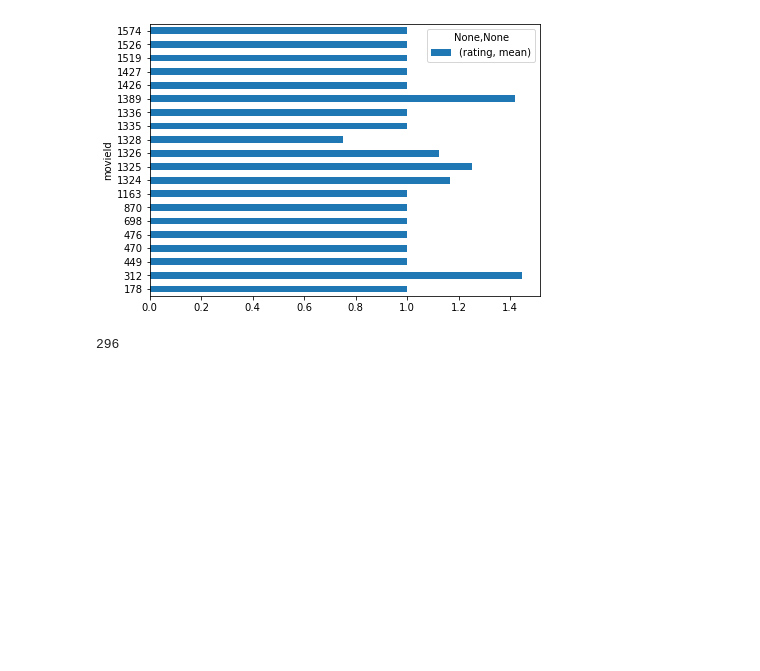
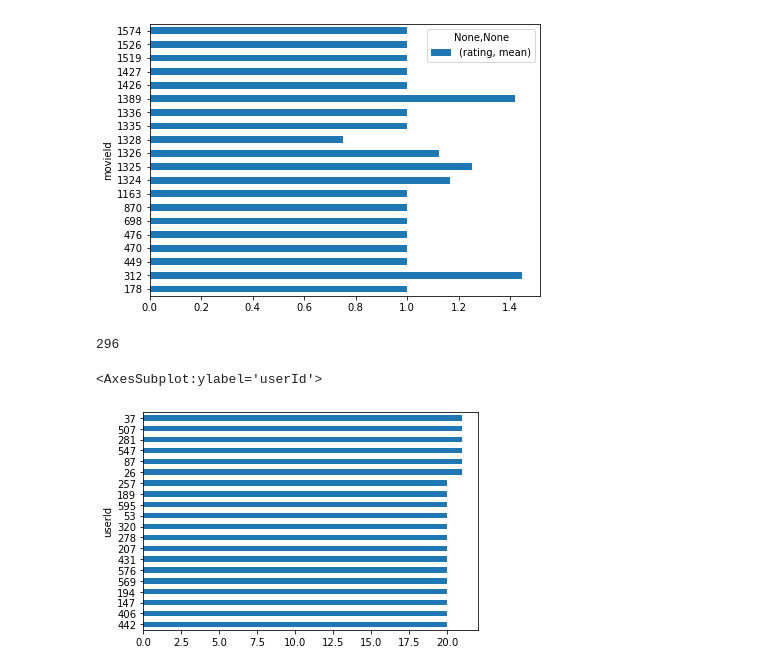
Before and after one commit to YavichMaxim/test_ex, a Jupyter notebook: EDA.ipynb, the cells around one changed output. Drawn from its saved outputs; the diff is of its cells as text; code cells hidden in the pictures; blank space fills up the shorter version.

```diff
--- a/EDA.ipynb
+++ b/EDA.ipynb
@@ -73,3 +73,10 @@ low_rated_movies.head(20).plot(kind='barh', figsize=(7,5))
 low_rated_movies.shape[0]
 # %% [output]
 296
+# %%
+merge_ratings_movies = pd.merge(dt_movies, dt_ratings, on='movieId', how='inner').drop('timestamp', axis=1)
+ratings_grouped_by_users = merge_ratings_movies.groupby('userId').agg([np.size, np.mean]).drop('movieId', axis = 1)
+ratings_grouped_by_users['rating']['size'].sort_values(ascending=True).head(20).plot(kind='barh')
+# %% [output]
+<AxesSubplot:ylabel='userId'>
+[figure, added]
```
Also changed, not shown: 2 other files.
